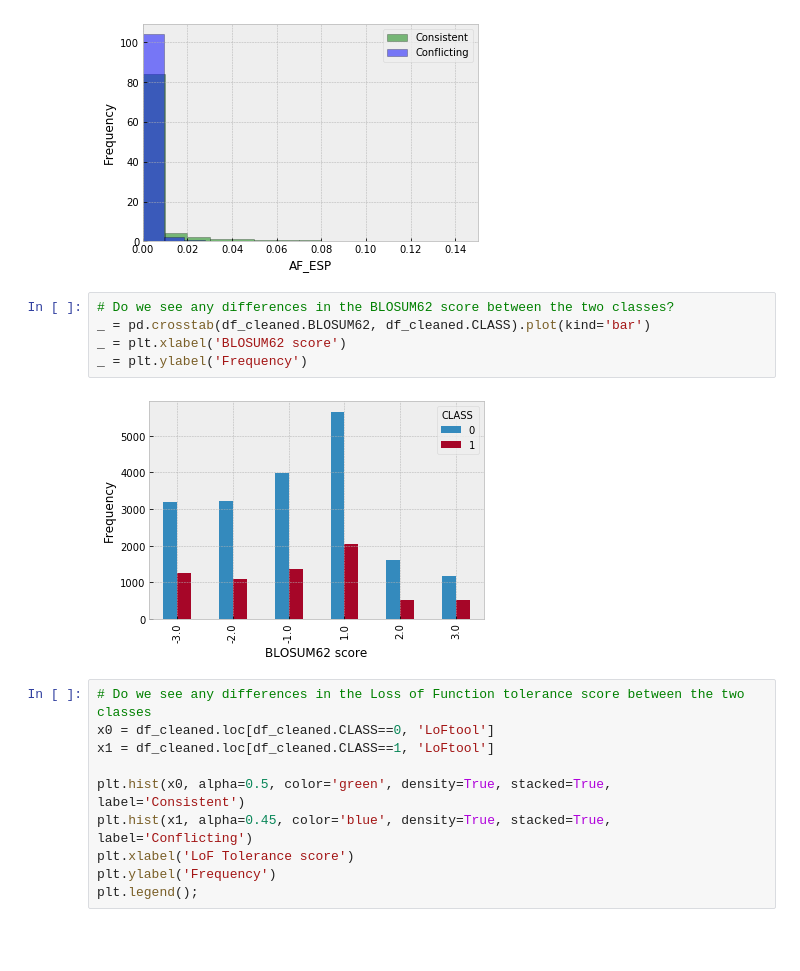
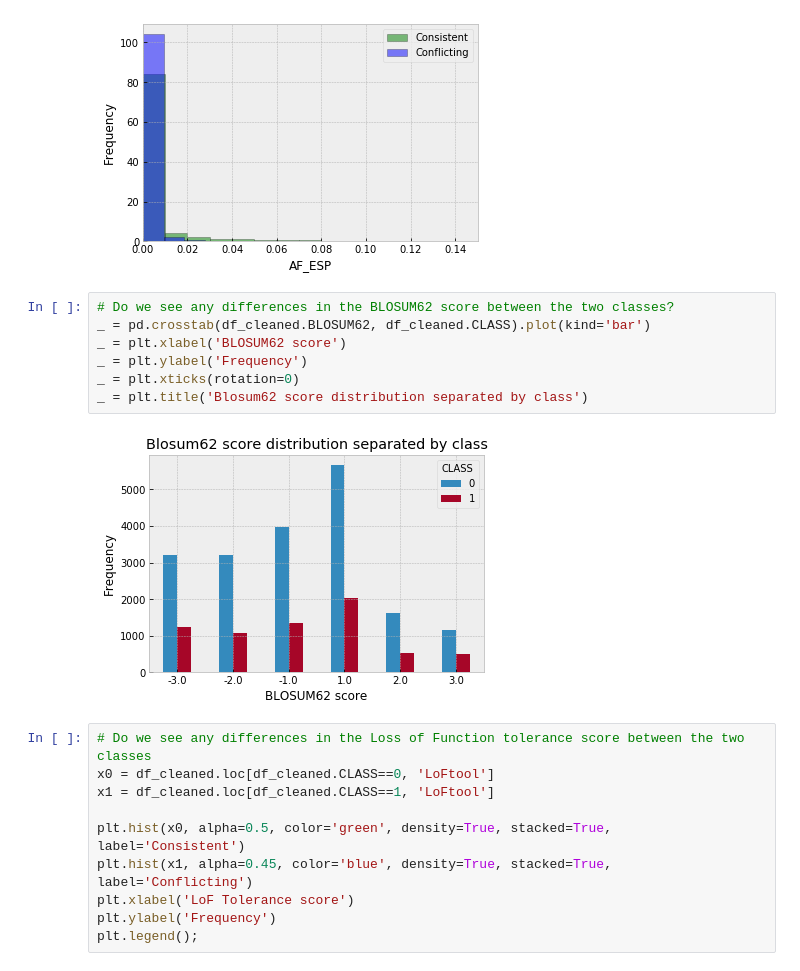
Before and after one commit to gksullan/Springboard_Capstone_1, a Jupyter notebook: exploratory_data_analysis.ipynb, the cells around one changed output. Saved outputs shown, nothing was run; the diff lists cells and outputs as text; blank space fills up the shorter version.

```diff
--- a/exploratory_data_analysis.ipynb
+++ b/exploratory_data_analysis.ipynb
@@ -227,10 +236,12 @@ plt.legend();
 # %%
 # Do we see any differences in the BLOSUM62 score between the two classes?
 _ = pd.crosstab(df_cleaned.BLOSUM62, df_cleaned.CLASS).plot(kind='bar')
 _ = plt.xlabel('BLOSUM62 score')
 _ = plt.ylabel('Frequency')
+_ = plt.xticks(rotation=0)
+_ = plt.title('Blosum62 score distribution separated by class')
 # %% [output]
-[figure, old version]
+[figure, new version]
 # %%
 # Do we see any differences in the Loss of Function tolerance score between the two classes
 x0 = df_cleaned.loc[df_cleaned.CLASS==0, 'LoFtool']
```
Also changed, not shown: parts of 4 cells of this notebook, 2 other files.
